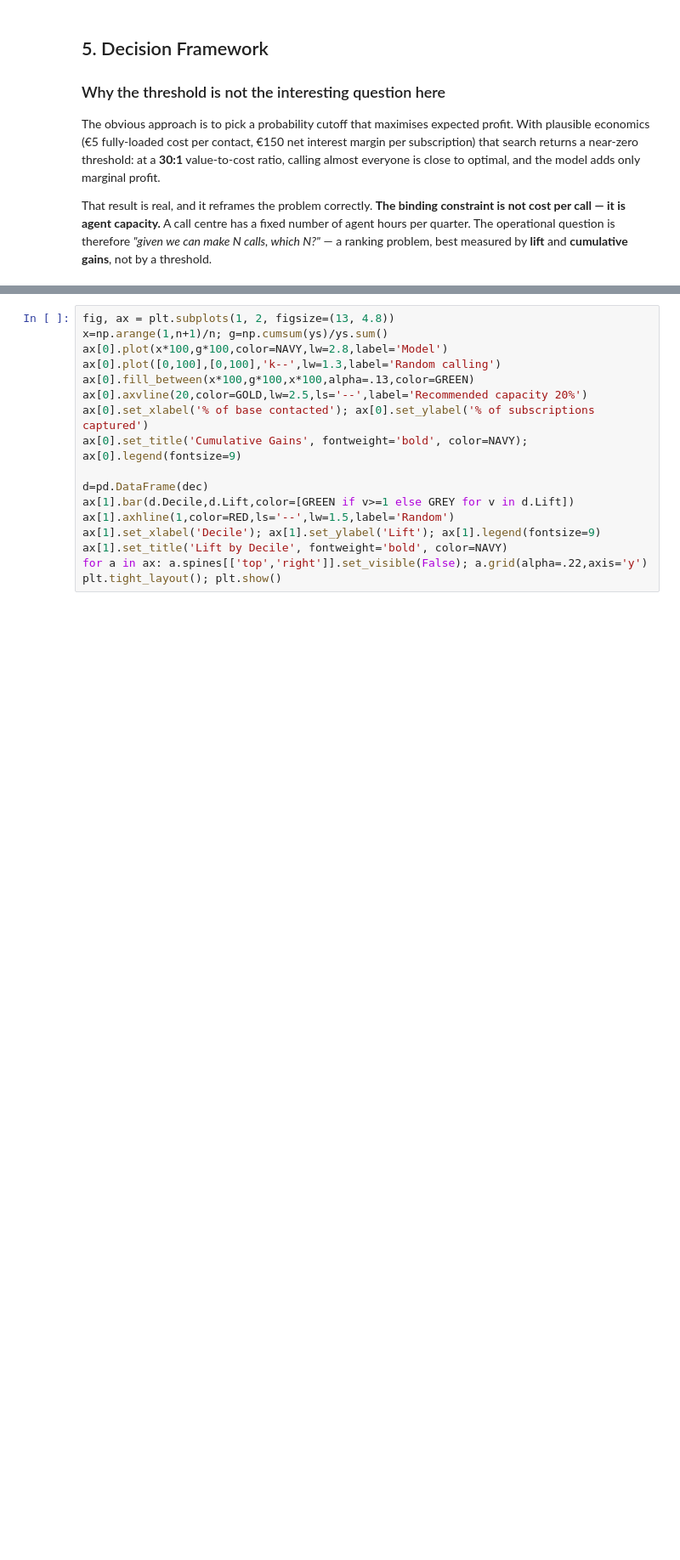
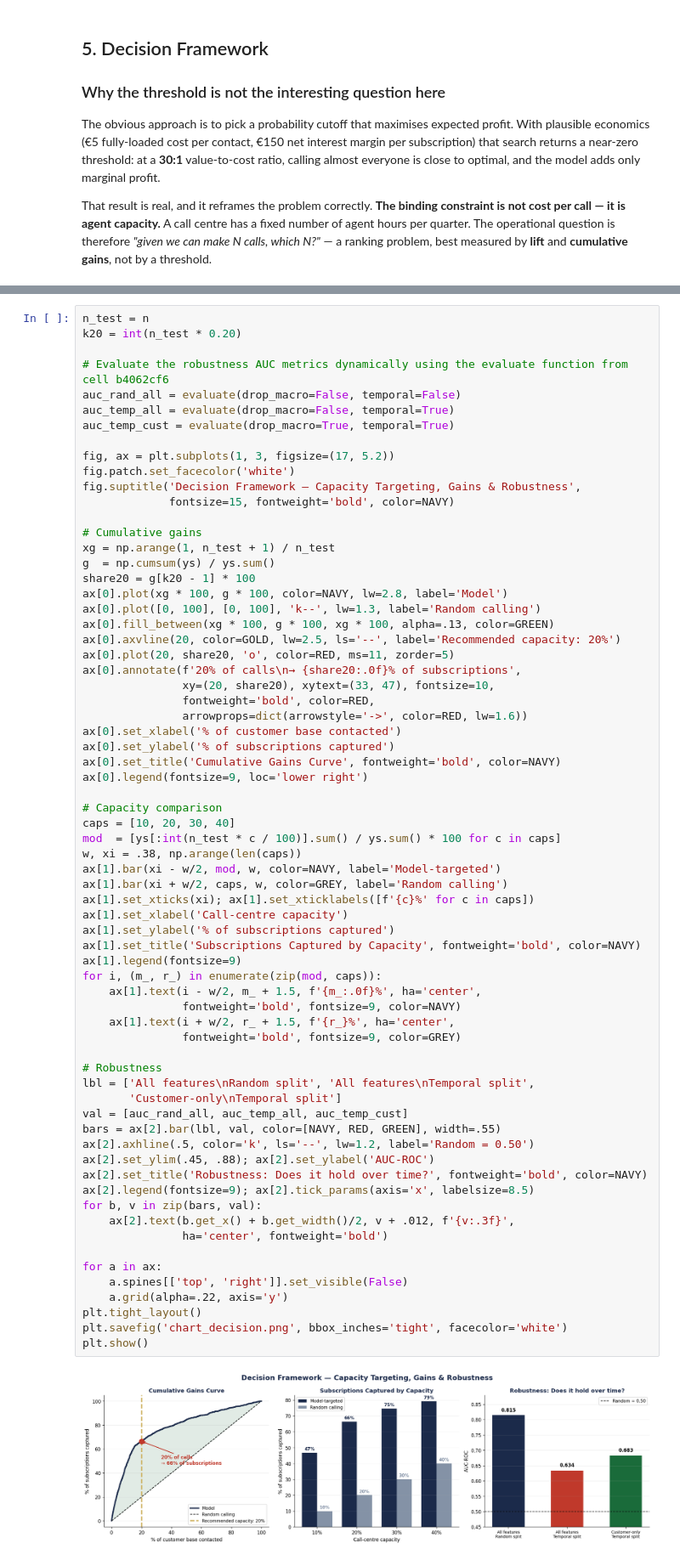
Before and after one commit to andrizomai/novabank-campaign-targeting, a Jupyter notebook: NovaBank_Campaign_Targeting.ipynb, the cells around one changed output, grey strips where cells are left out. Shown at 85% size. Cells and saved outputs as stored; diff of their text form; blank space fills up the shorter version.

```diff
--- a/NovaBank_Campaign_Targeting.ipynb
+++ b/NovaBank_Campaign_Targeting.ipynb
@@ -209,20 +404,73 @@ print(pd.DataFrame(dec).to_string(index=False))
-# %%
-fig, ax = plt.subplots(1, 2, figsize=(13, 4.8))
-x=np.arange(1,n+1)/n; g=np.cumsum(ys)/ys.sum()
-ax[0].plot(x*100,g*100,color=NAVY,lw=2.8,label='Model')
-ax[0].plot([0,100],[0,100],'k--',lw=1.3,label='Random calling')
-ax[0].fill_between(x*100,g*100,x*100,alpha=.13,color=GREEN)
-ax[0].axvline(20,color=GOLD,lw=2.5,ls='--',label='Recommended capacity 20%')
-ax[0].set_xlabel('% of base contacted'); ax[0].set_ylabel('% of subscriptions captured')
-ax[0].set_title('Cumulative Gains', fontweight='bold', color=NAVY); ax[0].legend(fontsize=9)
-
-d=pd.DataFrame(dec)
-ax[1].bar(d.Decile,d.Lift,color=[GREEN if v>=1 else GREY for v in d.Lift])
-ax[1].axhline(1,color=RED,ls='--',lw=1.5,label='Random')
-ax[1].set_xlabel('Decile'); ax[1].set_ylabel('Lift'); ax[1].legend(fontsize=9)
-ax[1].set_title('Lift by Decile', fontweight='bold', color=NAVY)
-for a in ax: a.spines[['top','right']].set_visible(False); a.grid(alpha=.22,axis='y')
-plt.tight_layout(); plt.show()
+# %%
+n_test = n
+k20 = int(n_test * 0.20)
+
+# Evaluate the robustness AUC metrics dynamically using the evaluate function from cell b4062cf6
+auc_rand_all = evaluate(drop_macro=False, temporal=False)
+auc_temp_all = evaluate(drop_macro=False, temporal=True)
+auc_temp_cust = evaluate(drop_macro=True, temporal=True)
+
+fig, ax = plt.subplots(1, 3, figsize=(17, 5.2))
+fig.patch.set_facecolor('white')
+fig.suptitle('Decision Framework — Capacity Targeting, Gains & Robustness',
+             fontsize=15, fontweight='bold', color=NAVY)
+
+# Cumulative gains
+xg = np.arange(1, n_test + 1) / n_test
+g  = np.cumsum(ys) / ys.sum()
+share20 = g[k20 - 1] * 100
+ax[0].plot(xg * 100, g * 100, color=NAVY, lw=2.8, label='Model')
+ax[0].plot([0, 100], [0, 100], 'k--', lw=1.3, label='Random calling')
+ax[0].fill_between(xg * 100, g * 100, xg * 100, alpha=.13, color=GREEN)
+ax[0].axvline(20, color=GOLD, lw=2.5, ls='--', label='Recommended capacity: 20%')
+ax[0].plot(20, share20, 'o', color=RED, ms=11, zorder=5)
+ax[0].annotate(f'20% of calls\n→ {share20:.0f}% of subscriptions',
+               xy=(20, share20), xytext=(33, 47), fontsize=10,
+               fontweight='bold', color=RED,
+               arrowprops=dict(arrowstyle='->', color=RED, lw=1.6))
+ax[0].set_xlabel('% of customer base contacted')
+ax[0].set_ylabel('% of subscriptions captured')
+ax[0].set_title('Cumulative Gains Curve', fontweight='bold', color=NAVY)
+ax[0].legend(fontsize=9, loc='lower right')
+
+# Capacity comparison
+caps = [10, 20, 30, 40]
+mod  = [ys[:int(n_test * c / 100)].sum() / ys.sum() * 100 for c in caps]
+w, xi = .38, np.arange(len(caps))
+ax[1].bar(xi - w/2, mod, w, color=NAVY, label='Model-targeted')
+ax[1].bar(xi + w/2, caps, w, color=GREY, label='Random calling')
+ax[1].set_xticks(xi); ax[1].set_xticklabels([f'{c}%' for c in caps])
+ax[1].set_xlabel('Call-centre capacity')
+ax[1].set_ylabel('% of subscriptions captured')
+ax[1].set_title('Subscriptions Captured by Capacity', fontweight='bold', color=NAVY)
+ax[1].legend(fontsize=9)
+for i, (m_, r_) in enumerate(zip(mod, caps)):
+    ax[1].text(i - w/2, m_ + 1.5, f'{m_:.0f}%', ha='center',
+               fontweight='bold', fontsize=9, color=NAVY)
+    ax[1].text(i + w/2, r_ + 1.5, f'{r_}%', ha='center',
+               fontweight='bold', fontsize=9, color=GREY)
+
+# Robustness
+lbl = ['All features\nRandom split', 'All features\nTemporal split',
+       'Customer-only\nTemporal split']
+val = [auc_rand_all, auc_temp_all, auc_temp_cust]
+bars = ax[2].bar(lbl, val, color=[NAVY, RED, GREEN], width=.55)
+ax[2].axhline(.5, color='k', ls='--', lw=1.2, label='Random = 0.50')
+ax[2].set_ylim(.45, .88); ax[2].set_ylabel('AUC-ROC')
+ax[2].set_title('Robustness: Does it hold over time?', fontweight='bold', color=NAVY)
+ax[2].legend(fontsize=9); ax[2].tick_params(axis='x', labelsize=8.5)
+for b, v in zip(bars, val):
+    ax[2].text(b.get_x() + b.get_width()/2, v + .012, f'{v:.3f}',
+               ha='center', fontweight='bold')
+
+for a in ax:
+    a.spines[['top', 'right']].set_visible(False)
+    a.grid(alpha=.22, axis='y')
+plt.tight_layout()
+plt.savefig('chart_decision.png', bbox_inches='tight', facecolor='white')
+plt.show()
+# %% [output]
+[figure, added]
 # %% [markdown]
 ## 6. Sensitivity & Robustness Tests
 
```
Also changed, not shown: parts of 14 cells of this notebook.
